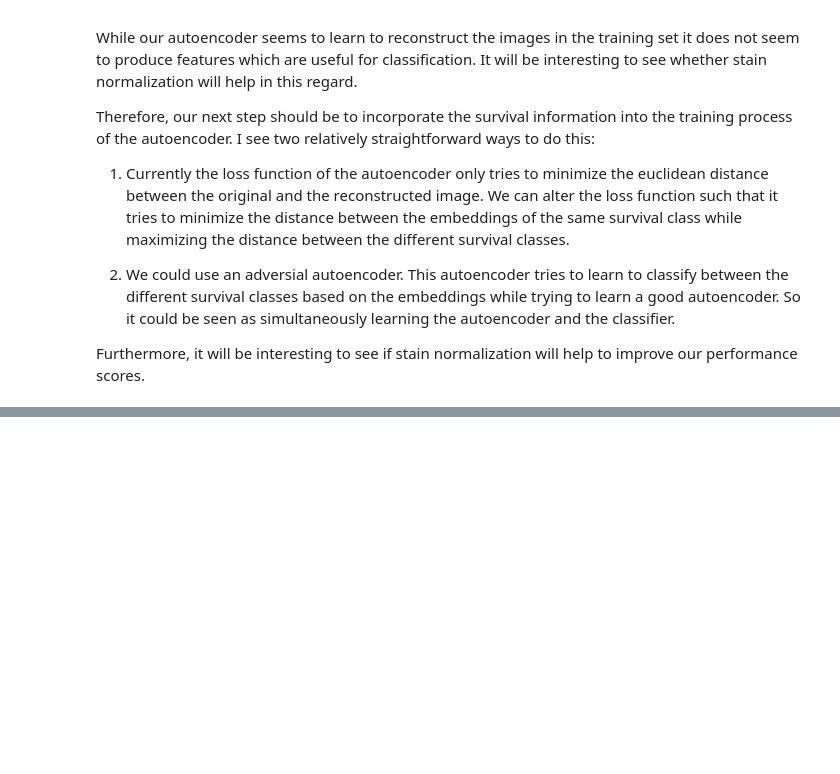
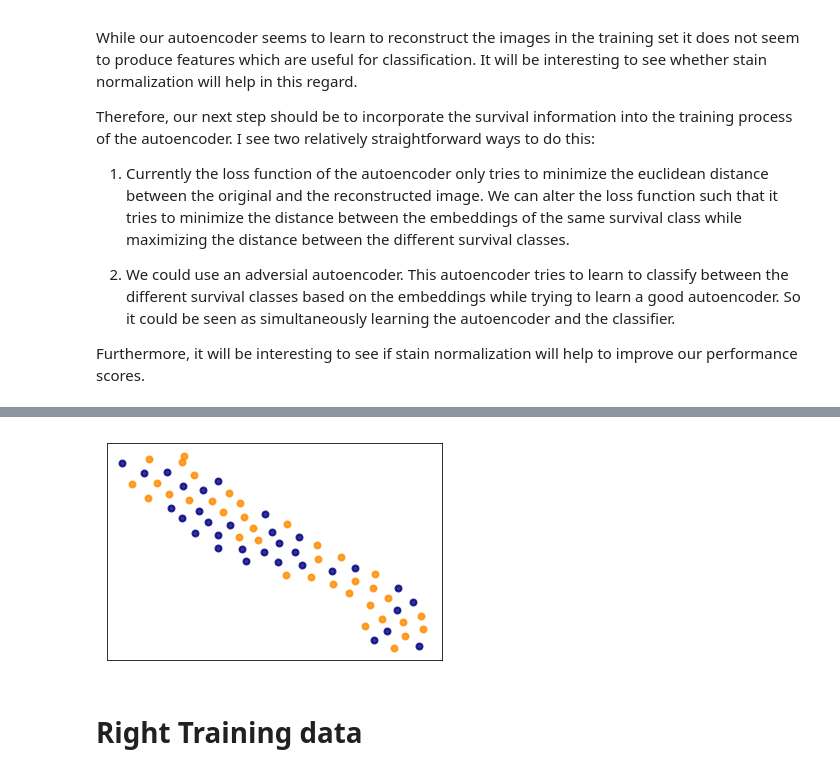
Before and after one commit to treigerm/honours, a Jupyter notebook: notebooks/Analysis.ipynb, the cells around one changed output, grey strips where cells are left out. Cells and saved outputs as stored; diff of their text form; code cells hidden in the pictures; blank space fills up the shorter version.

```diff
--- a/notebooks/Analysis.ipynb
+++ b/notebooks/Analysis.ipynb
@@ -203,0 +268,6 @@ $( document ).ready(code_toggle);
+# %%
+visualise_reduced(X, y, TSNE(n_components=2, random_state=0), filename="tsne_means_random_sampling_inter.pdf", legend=False)
+# %% [output]
+[figure, added]
+# %% [markdown]
+# Right Training data
```
Also changed, not shown: parts of 28 cells of this notebook, 5 other files.
